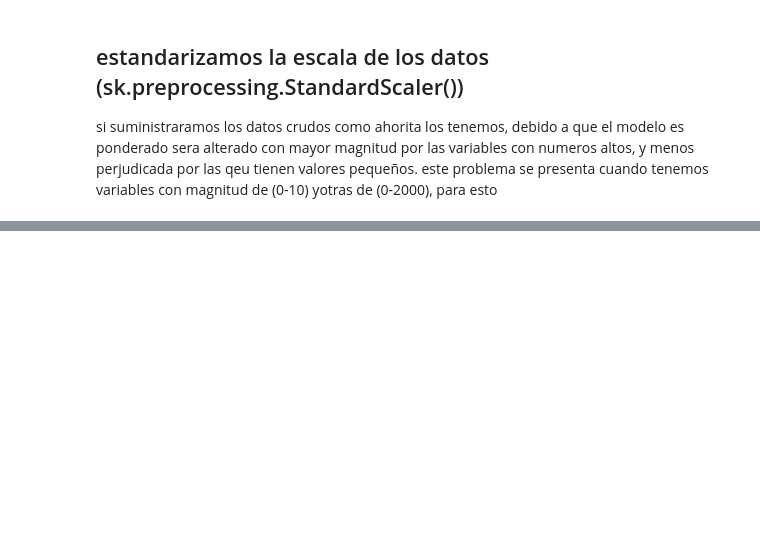
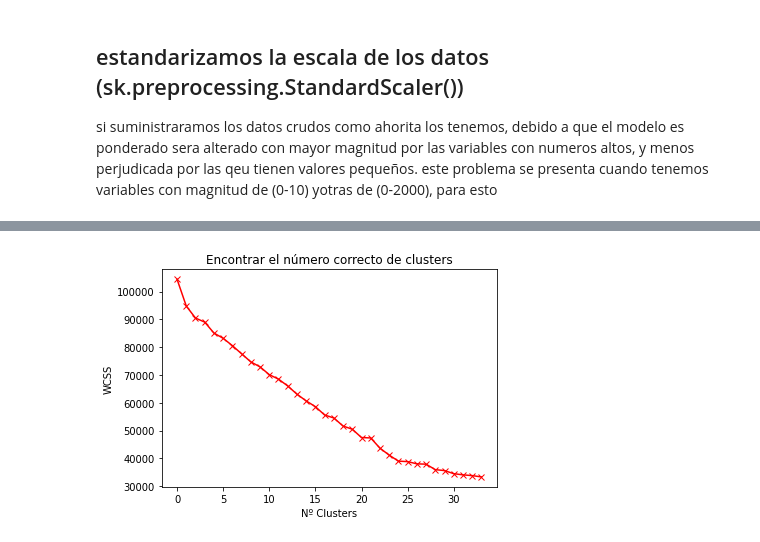
Before and after one commit to and35/3-marketing-AI, a Jupyter notebook: 3-marketing-AI.ipynb, the cells around one changed output, grey strips where cells are left out. Saved outputs shown, nothing was run; the diff lists cells and outputs as text; code cells hidden in the pictures; blank space fills up the shorter version.

Commit message:
PCA + clusters analisis

```diff
--- a/3-marketing-AI.ipynb
+++ b/3-marketing-AI.ipynb
@@ -479,5 +498,6 @@ sales_df.head()
 # %%
-scaler = sk.preprocessing.StandardScaler()
+from sklearn.preprocessing import StandardScaler
+scaler = StandardScaler()
 sales_df_scaled = scaler.fit_transform(sales_df)
 # %%
 # podemos ver como el dataframe ya es un array con datos estandarizados  que van de -2.9 ,13.24
@@ -509,0 +543,15 @@ array([[-0.52289086,  0.5969775 , -1.05705871, -0.37082523, -1.42703863,
+# %%
+from sklearn.cluster import KMeans
+WCSS = []
+for c in range(1,35):
+  m_kmeans = KMeans(n_clusters = c) # 1 cargamos el modelo especificando el n_clusters
+  m_kmeans.fit(sales_df_scaled) # 2 entrenamos el modelo con la data sacalada
+  WCSS.append(m_kmeans.inertia_) # 3 guardamos el valor del WCSS
+
+plt.plot(range(len(WCSS)), WCSS, "rx-")
+plt.title('Encontrar el número correcto de clusters')
+plt.xlabel('Nº Clusters')
+plt.ylabel('WCSS')
+plt.show()
+# %% [output]
+[figure, added]
```
Also changed, not shown: parts of 54 cells of this notebook.
